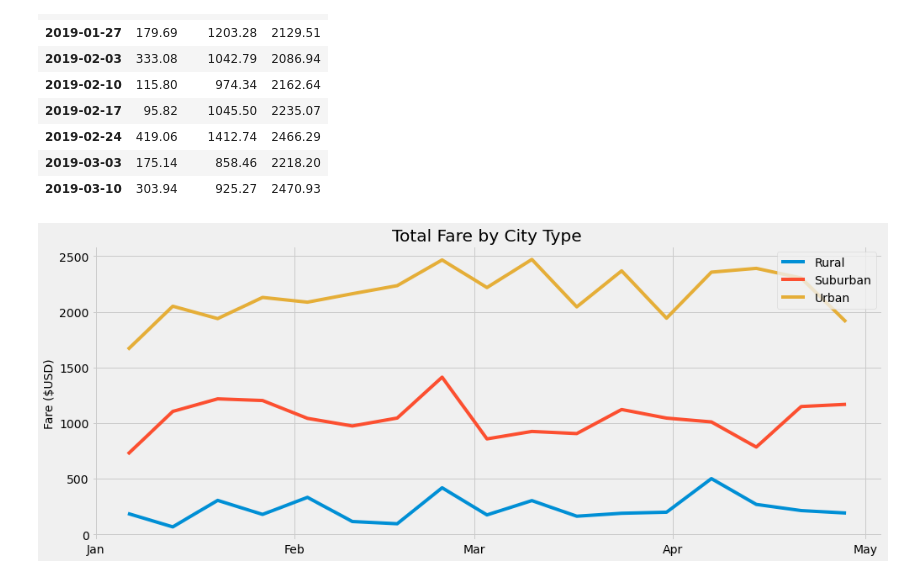
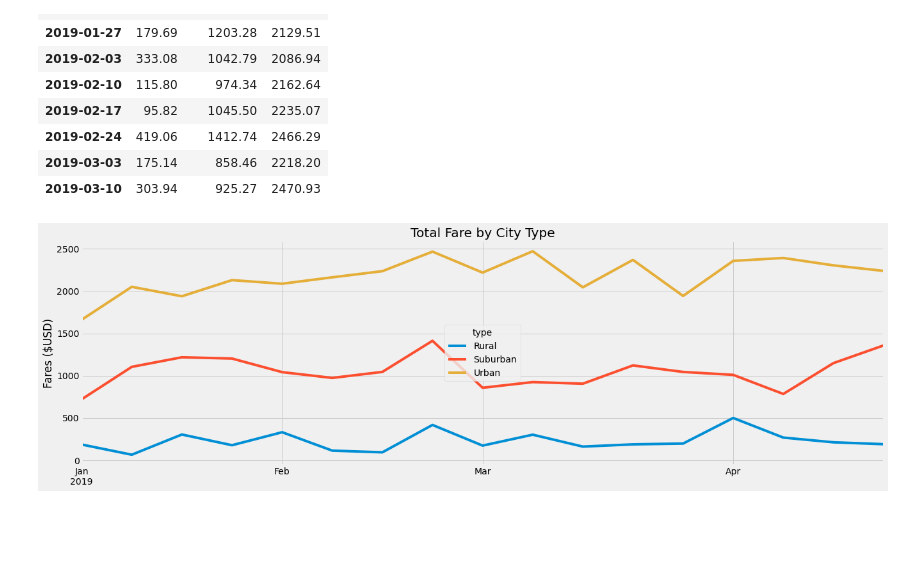
Before and after one commit to Arrosa123/PyBer_Analysis, a Jupyter notebook: PyBer_Challenge.ipynb, the cells around one changed output. Saved outputs shown, nothing was run; the diff lists cells and outputs as text; code cells hidden in the pictures; blank space fills up the shorter version.

Commit message:
Summary of ride-sharing data by city type

```diff
--- a/PyBer_Challenge.ipynb
+++ b/PyBer_Challenge.ipynb
@@ -178,8 +178,8 @@ total_fare_per_day_pivot.head(10)
 | 2019-01-01 14:52:06 | NaN | 31.15 | NaN |
 # %%
 # 5. Create a new DataFrame from the pivot table DataFrame using loc on the given dates, '2019-01-01':'2019-04-29'.
-jan_apr_fare_per_day = total_fare_per_day_pivot.loc['2019-01-01':'2019-04-28']
-jan_apr_fare_per_day.tail()
+fare_by_date_pivot2 = total_fare_per_day_pivot .loc["2019-01-01":"2019-04-29"]
+fare_by_date_pivot2.head(10)
 # %% [output]
 | type | Rural | Suburban | Urban |
 | date |  |  |  |
@@ -191,6 +196,6 @@ jan_apr_fare_per_day.tail()
 # %%
 # 6. Set the "date" index to datetime datatype. This is necessary to use the resample() method in Step 8.
 # df.index = pd.to_datetime(df.index)
-jan_apr_fare_per_day.index = pd.to_datetime(jan_apr_fare_per_day.index)
+fare_by_date_pivot2.index = pd.to_datetime(fare_by_date_pivot2.index)
 # %%
 # 7. Check that the datatype for the index is datetime using df.info()
@@ -209,7 +214,6 @@ memory usage: 68.0 KB
 # %%
-# 8. Create a new DataFrame using the "resample()" function by week 'W' and get the sum of the fares for each week.
-jan_apr_fare_per_week = jan_apr_fare_per_day.resample("W").sum()
-jan_apr_fare_per_week.head(10)
+fare_by_date_pivot2_week = fare_by_date_pivot2.resample("W").sum()
+fare_by_date_pivot2_week.head(10)# 8. Create a new DataFrame using the "resample()" function by week 'W' and get the sum of the fares for each week.
 # %% [output]
 | type | Rural | Suburban | Urban |
 | date |  |  |  |
@@ -225,27 +229,18 @@ jan_apr_fare_per_week.head(10)
 | 2019-03-10 | 303.94 | 925.27 | 2470.93 |
 # %%
 # 8. Using the object-oriented interface method, plot the resample DataFrame using the df.plot() function.
-import matplotlib.dates as mdates
+
 # Import the style from Matplotlib.
 from matplotlib import style
 # Use the graph style fivethirtyeight.
 style.use('fivethirtyeight')
 
-fig, ax = plt.subplots(figsize=(15, 6))
-ax.plot(jan_apr_fare_per_week)
-ax.set_ylabel('Fare ($USD)',fontsize=14)
-ax.set_xticks(pd.date_range(start = "2019-01-01", end = "2019-04-30", freq="MS"))
+ax = fare_by_date_pivot2_week.plot(figsize = (20,6))
 ax.set_title("Total Fare by City Type")
-# Make ticks on occurrences of each month:
-ax.xaxis.set_major_locator(mdates.MonthLocator())
-# Get only the month to show in the x-axis:
-ax.xaxis.set_major_formatter(mdates.DateFormatter('%b'))
-ax.legend(["Rural","Suburban","Urban"])
-# Import the style from Matplotlib.
-from matplotlib import style
-# Use the graph style fivethirtyeight.
-style.use('fivethirtyeight')
-# Save the figure.
+ax.set_ylabel("Fares ($USD)")
+ax.set_xlabel("")
+
 plt.savefig("analysis/PyBer_fare_summary.png")
+plt.show()
 # %% [output]
-[figure, old version]
+[figure, new version]
```
Also changed, not shown: parts of 2 cells of this notebook, 1 other file.
